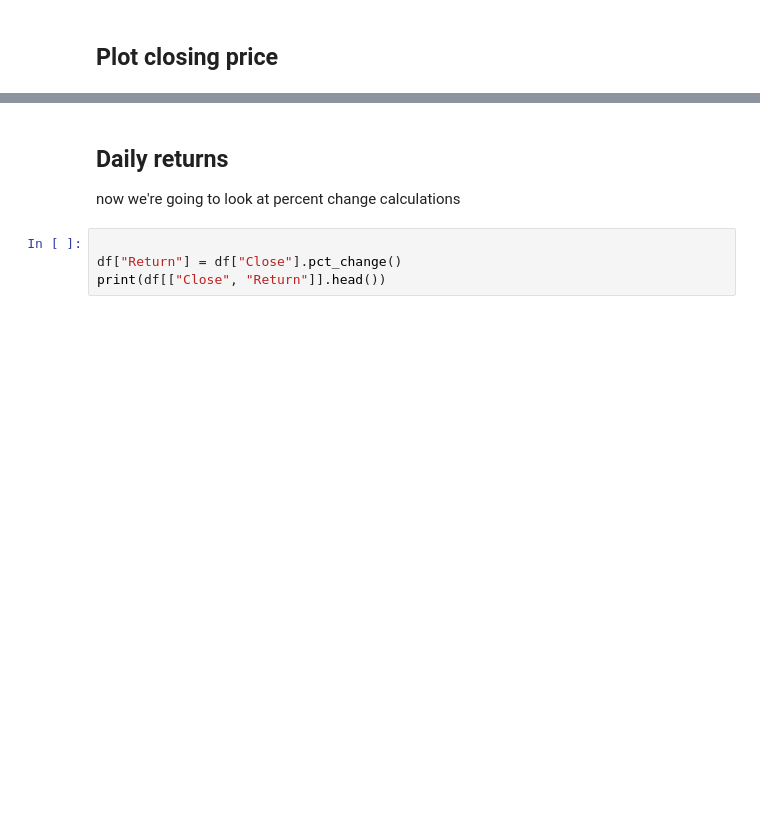
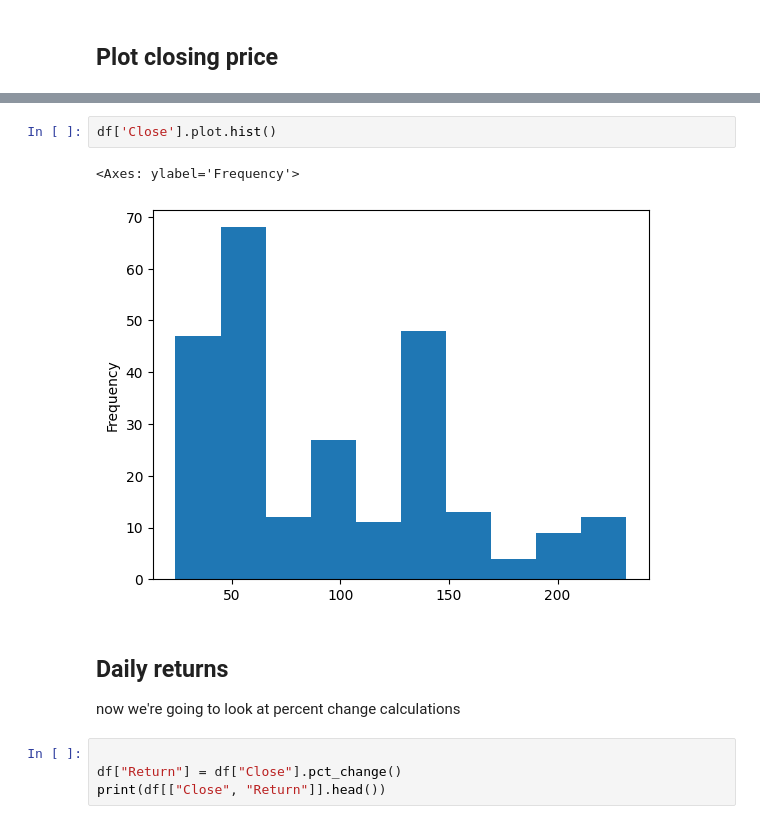
Before and after one commit to Adirdas/quantix, a Jupyter notebook: Week Two/LESSON.ipynb, the cells around one changed output, grey strips where cells are left out. Cells and saved outputs as stored; diff of their text form; blank space fills up the shorter version.

```diff
--- a/Week Two/LESSON.ipynb
+++ b/Week Two/LESSON.ipynb
@@ -69,3 +81,8 @@ plt.show()
+# %%
+df['Close'].plot.hist()
+# %% [output]
+<Axes: ylabel='Frequency'>
+[figure, added]
 # %% [markdown]
 
 ## Daily returns
```
Also changed, not shown: parts of 12 cells of this notebook, 2 other files.
